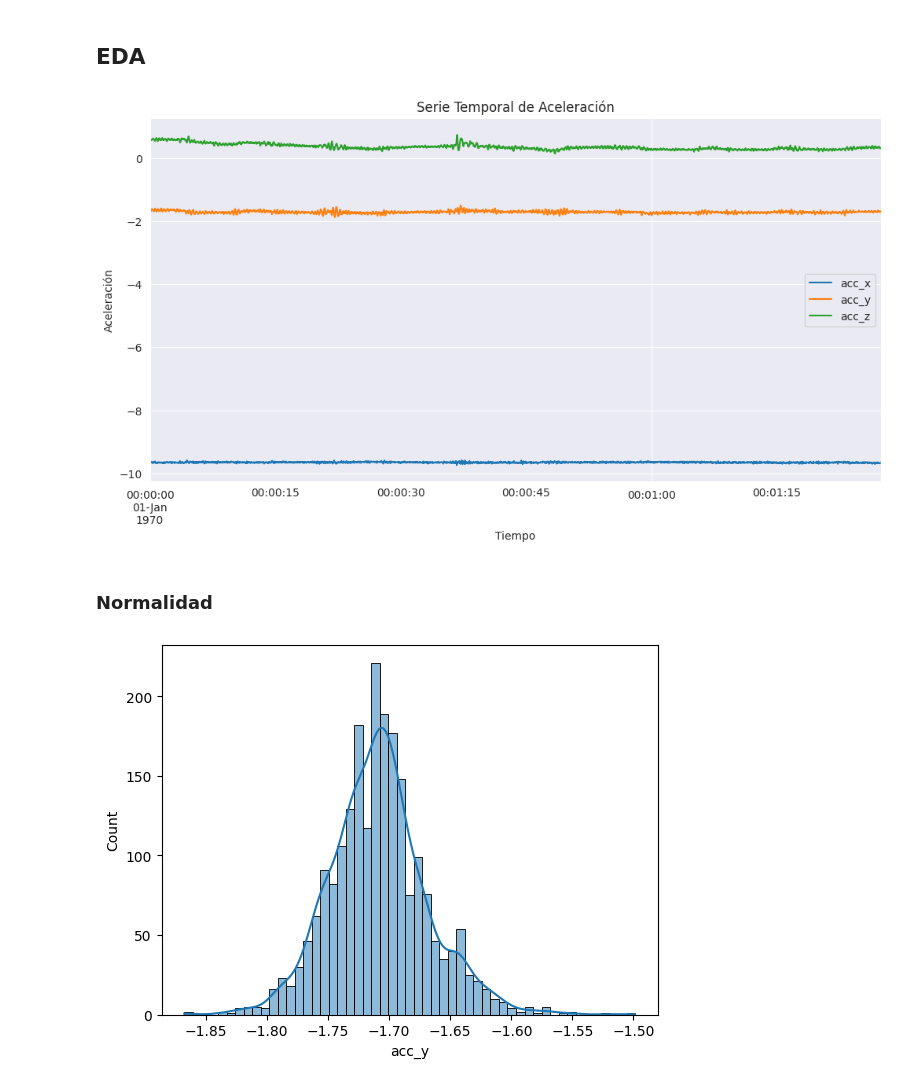
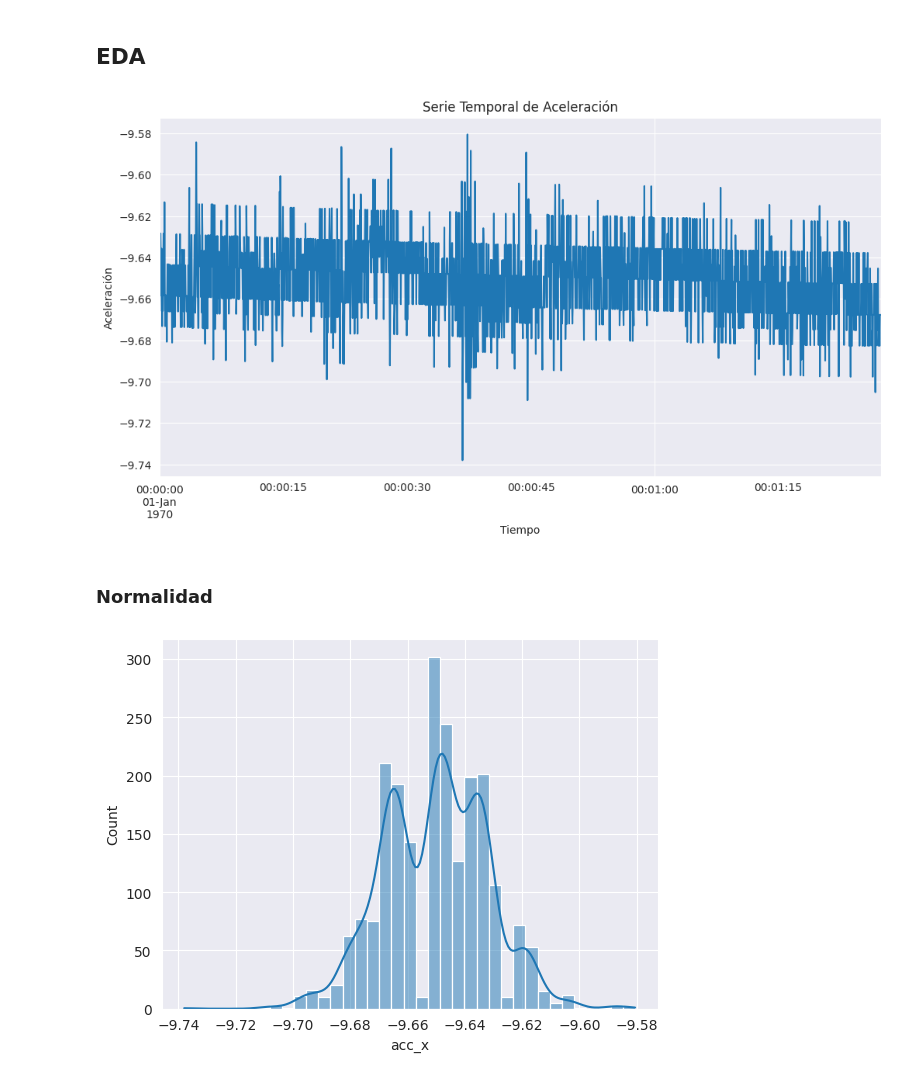
Before and after one commit to lllerena2/physiotherapy_challenge, a Jupyter notebook: book/notebooks.ipynb, the cells around one changed output. Saved outputs shown, nothing was run; the diff lists cells and outputs as text; code cells hidden in the pictures.

```diff
--- a/book/notebooks.ipynb
+++ b/book/notebooks.ipynb
@@ -62,17 +57,19 @@ mag = data[['mag_x', 'mag_y', 'mag_z']]
 # %% [markdown]
 ## EDA
+# %%
+timeserie = data["acc_x"]
 # %%
-acc.plot(figsize=(12, 6))
+timeserie.plot(figsize=(12, 6))
 plt.title('Serie Temporal de Aceleración')
 plt.xlabel('Tiempo')
 plt.ylabel('Aceleración')
 plt.show()
 # %% [output]
-[figure, old version]
+[figure, new version]
 # %% [markdown]
 ### Normalidad
 # %%
-sns.histplot(data.acc_y, kde=True);
+sns.histplot(timeserie, kde=True);
 # %% [output]
-[figure, old version]
+[figure, new version]
 # %%
```
Also changed, not shown: parts of 14 cells of this notebook.
